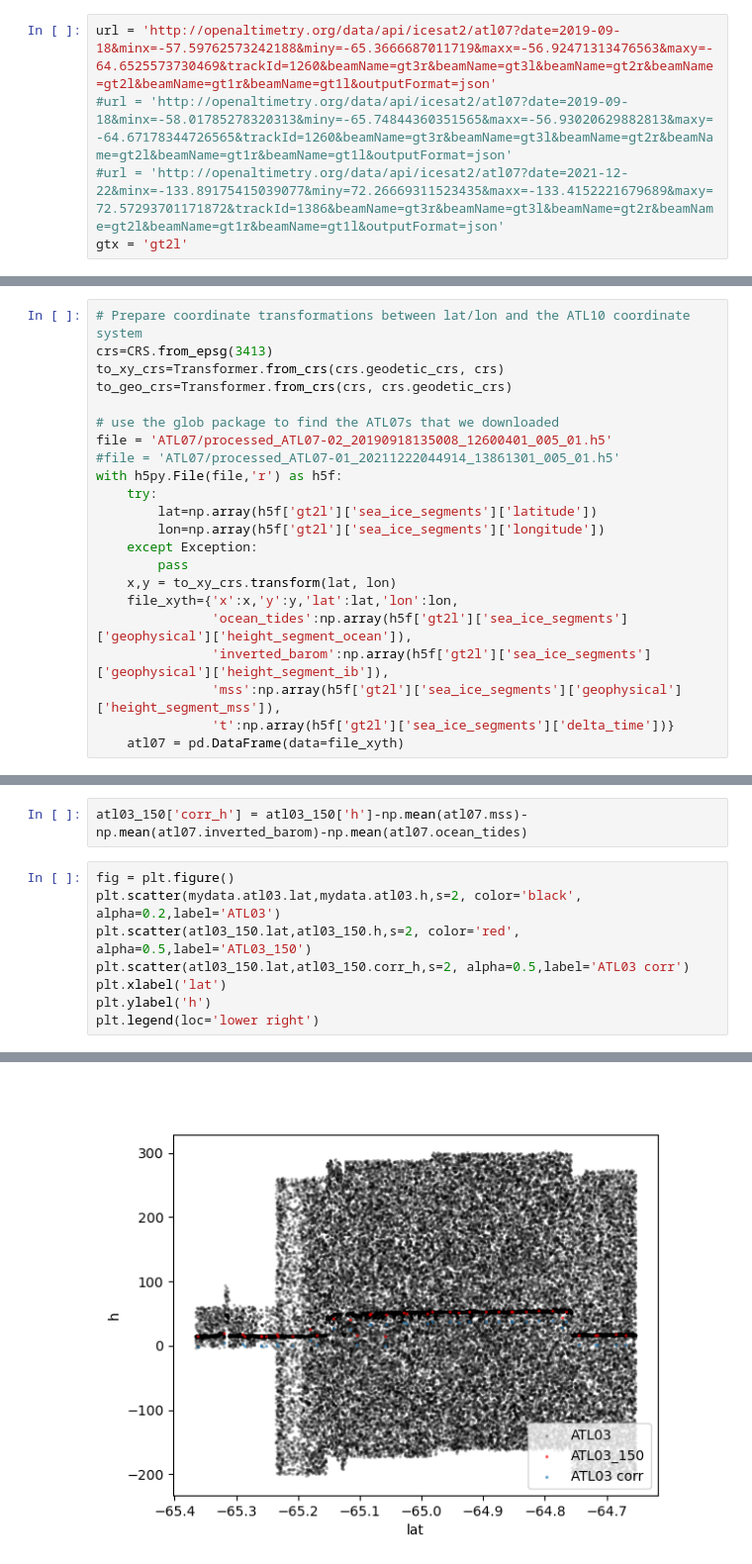
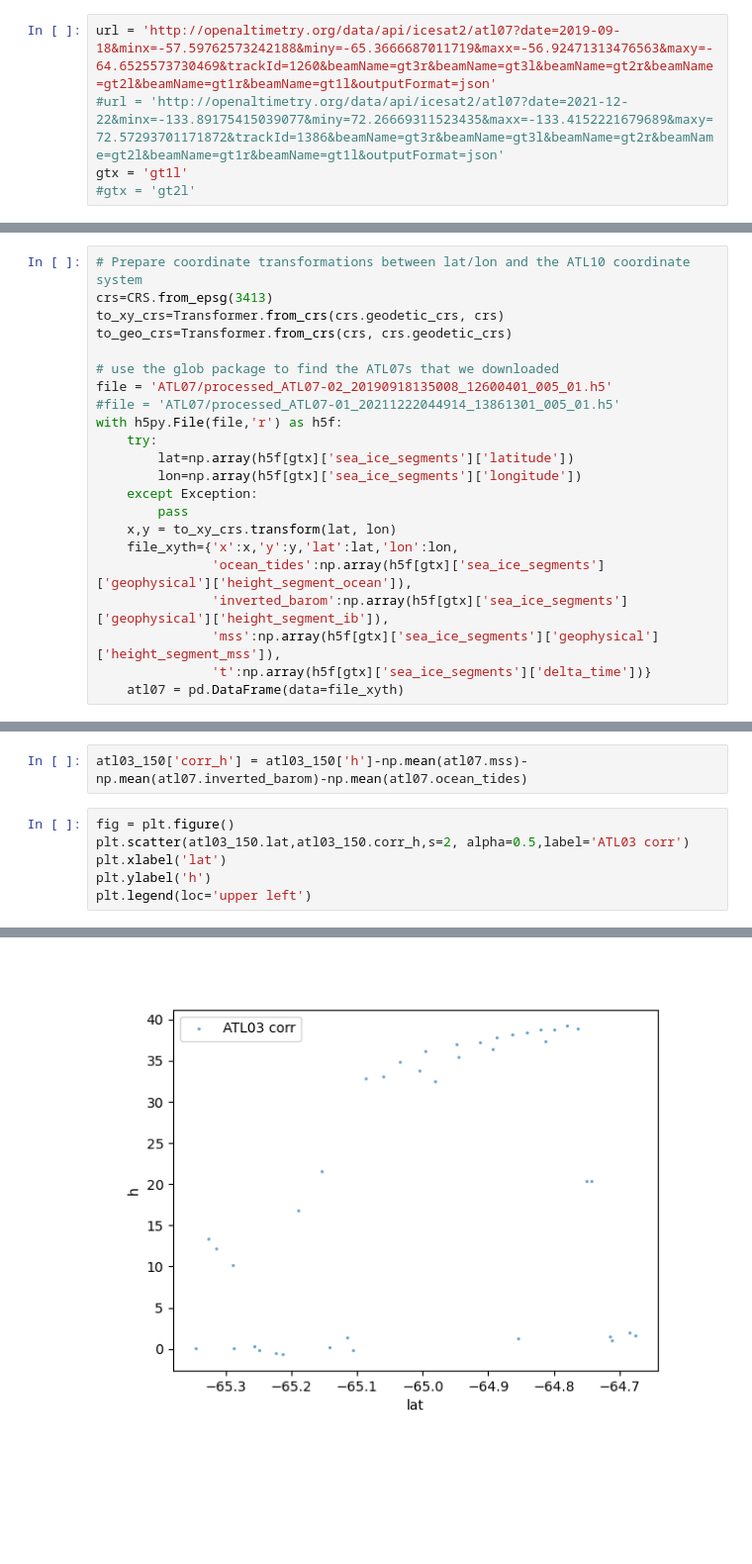
Before and after one commit to ICESAT-2HackWeek/2022Berg, a Jupyter notebook: contributors/isolde/OpenAlt_ATL03.ipynb, the cells around one changed output, grey strips where cells are left out. Shown: that part at 99% size. Cells and saved outputs as stored; diff of their text form; blank space fills up the shorter version.

```diff
--- a/contributors/isolde/OpenAlt_ATL03.ipynb
+++ b/contributors/isolde/OpenAlt_ATL03.ipynb
@@ -7,9 +7,9 @@ Browse OpenAltimetry to an area you are interested in seelct 'ATL07' in the box
 URL and beam you are interested in:
 # %%
 url = 'http://openaltimetry.org/data/api/icesat2/atl07?date=2019-09-18&minx=-57.59762573242188&miny=-65.3666687011719&maxx=-56.92471313476563&maxy=-64.6525573730469&trackId=1260&beamName=gt3r&beamName=gt3l&beamName=gt2r&beamName=gt2l&beamName=gt1r&beamName=gt1l&outputFormat=json'
-#url = 'http://openaltimetry.org/data/api/icesat2/atl07?date=2019-09-18&minx=-58.01785278320313&miny=-65.74844360351565&maxx=-56.93020629882813&maxy=-64.67178344726565&trackId=1260&beamName=gt3r&beamName=gt3l&beamName=gt2r&beamName=gt2l&beamName=gt1r&beamName=gt1l&outputFormat=json'
 #url = 'http://openaltimetry.org/data/api/icesat2/atl07?date=2021-12-22&minx=-133.89175415039077&miny=72.26669311523435&maxx=-133.4152221679689&maxy=72.57293701171872&trackId=1386&beamName=gt3r&beamName=gt3l&beamName=gt2r&beamName=gt2l&beamName=gt1r&beamName=gt1l&outputFormat=json'
-gtx = 'gt2l'
+gtx = 'gt1l'
+#gtx = 'gt2l'
 # %%
 %matplotlib widget
 import os
@@ -86,16 +86,16 @@ file = 'ATL07/processed_ATL07-02_20190918135008_12600401_005_01.h5'
 #file = 'ATL07/processed_ATL07-01_20211222044914_13861301_005_01.h5'
 with h5py.File(file,'r') as h5f:
     try:
-        lat=np.array(h5f['gt2l']['sea_ice_segments']['latitude'])
-        lon=np.array(h5f['gt2l']['sea_ice_segments']['longitude'])
+        lat=np.array(h5f[gtx]['sea_ice_segments']['latitude'])
+        lon=np.array(h5f[gtx]['sea_ice_segments']['longitude'])
     except Exception:
         pass
     x,y = to_xy_crs.transform(lat, lon)
     file_xyth={'x':x,'y':y,'lat':lat,'lon':lon,
-               'ocean_tides':np.array(h5f['gt2l']['sea_ice_segments']['geophysical']['height_segment_ocean']),
-               'inverted_barom':np.array(h5f['gt2l']['sea_ice_segments']['geophysical']['height_segment_ib']),
-               'mss':np.array(h5f['gt2l']['sea_ice_segments']['geophysical']['height_segment_mss']),
-               't':np.array(h5f['gt2l']['sea_ice_segments']['delta_time'])}
+               'ocean_tides':np.array(h5f[gtx]['sea_ice_segments']['geophysical']['height_segment_ocean']),
+               'inverted_barom':np.array(h5f[gtx]['sea_ice_segments']['geophysical']['height_segment_ib']),
+               'mss':np.array(h5f[gtx]['sea_ice_segments']['geophysical']['height_segment_mss']),
+               't':np.array(h5f[gtx]['sea_ice_segments']['delta_time'])}
     atl07 = pd.DataFrame(data=file_xyth)
 # %%
 atl07
@@ -119,13 +119,11 @@ We need to correct for mean sea surface, the inverted barometer effect and ocean
 atl03_150['corr_h'] = atl03_150['h']-np.mean(atl07.mss)-np.mean(atl07.inverted_barom)-np.mean(atl07.ocean_tides)
 # %%
 fig = plt.figure()
-plt.scatter(mydata.atl03.lat,mydata.atl03.h,s=2, color='black', alpha=0.2,label='ATL03')
-plt.scatter(atl03_150.lat,atl03_150.h,s=2, color='red', alpha=0.5,label='ATL03_150')
 plt.scatter(atl03_150.lat,atl03_150.corr_h,s=2, alpha=0.5,label='ATL03 corr')
 plt.xlabel('lat')
 plt.ylabel('h')
-plt.legend(loc='lower right')
+plt.legend(loc='upper left')
 # %% [output]
 <matplotlib.legend.Legend at 0x...>
-[figure, old version]
+[figure, new version]
 # %% [markdown]
```
Also changed, not shown: parts of 5 cells of this notebook.
